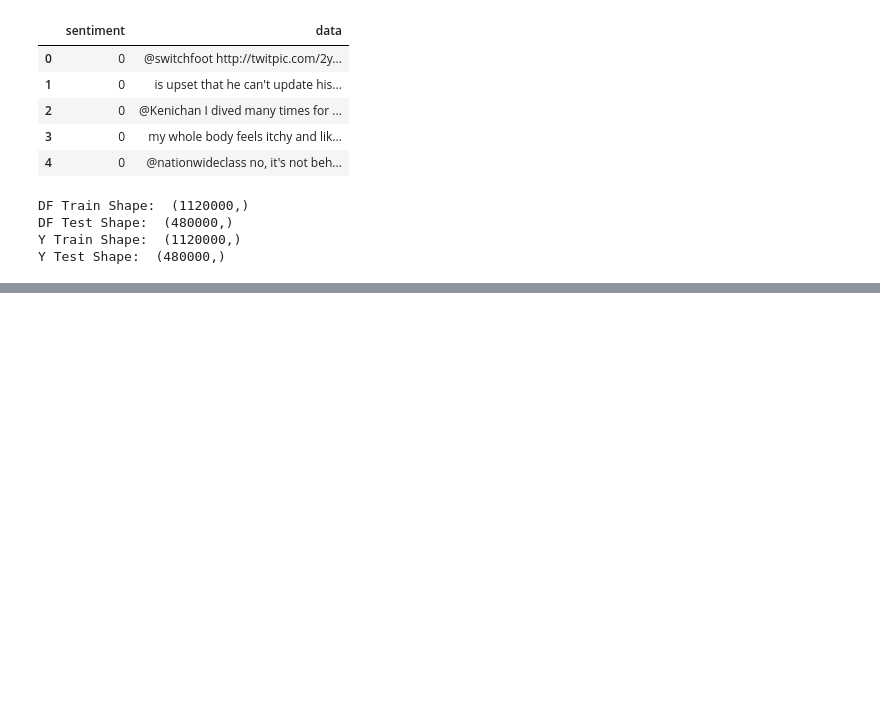
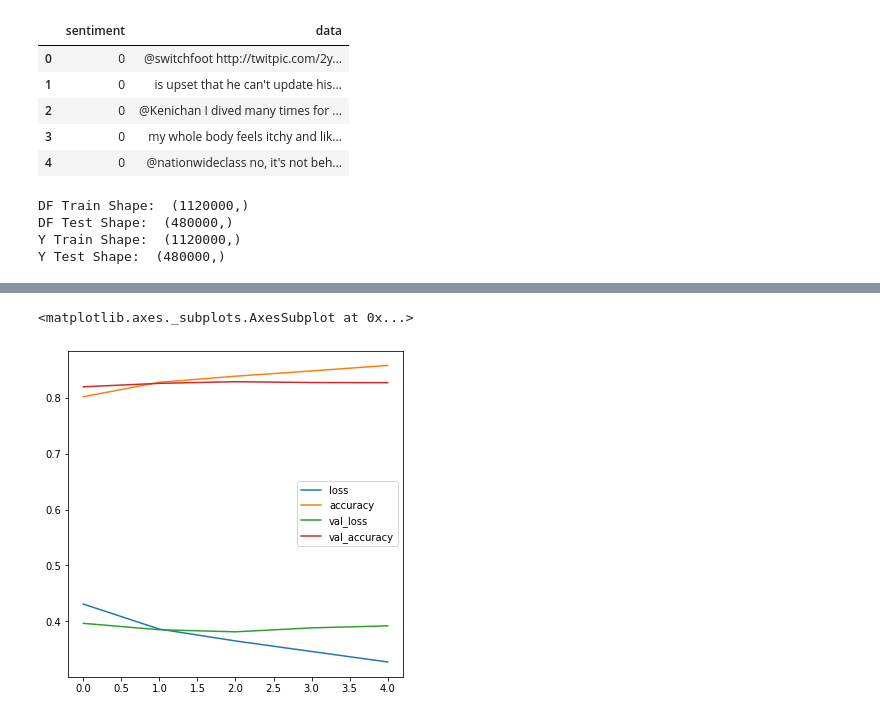
Before and after one commit to jdu8/sentiment-analysis-comparison, a Jupyter notebook: sentiment_analysis.ipynb, the cells around one changed output, grey strips where cells are left out. Saved outputs shown, nothing was run; the diff lists cells and outputs as text; code cells hidden in the pictures; blank space fills up the shorter version.

```diff
--- a/sentiment_analysis.ipynb
+++ b/sentiment_analysis.ipynb
@@ -316,0 +390,5 @@ print(cnn_multi_layer_lstm_hist)
+# %%
+pd.DataFrame(multi_layer_lstm_hist.history).plot(figsize=(6,6))
+# %% [output]
+<matplotlib.axes._subplots.AxesSubplot at 0x...>
+[figure, added]
```
Also changed, not shown: parts of 28 cells of this notebook.
